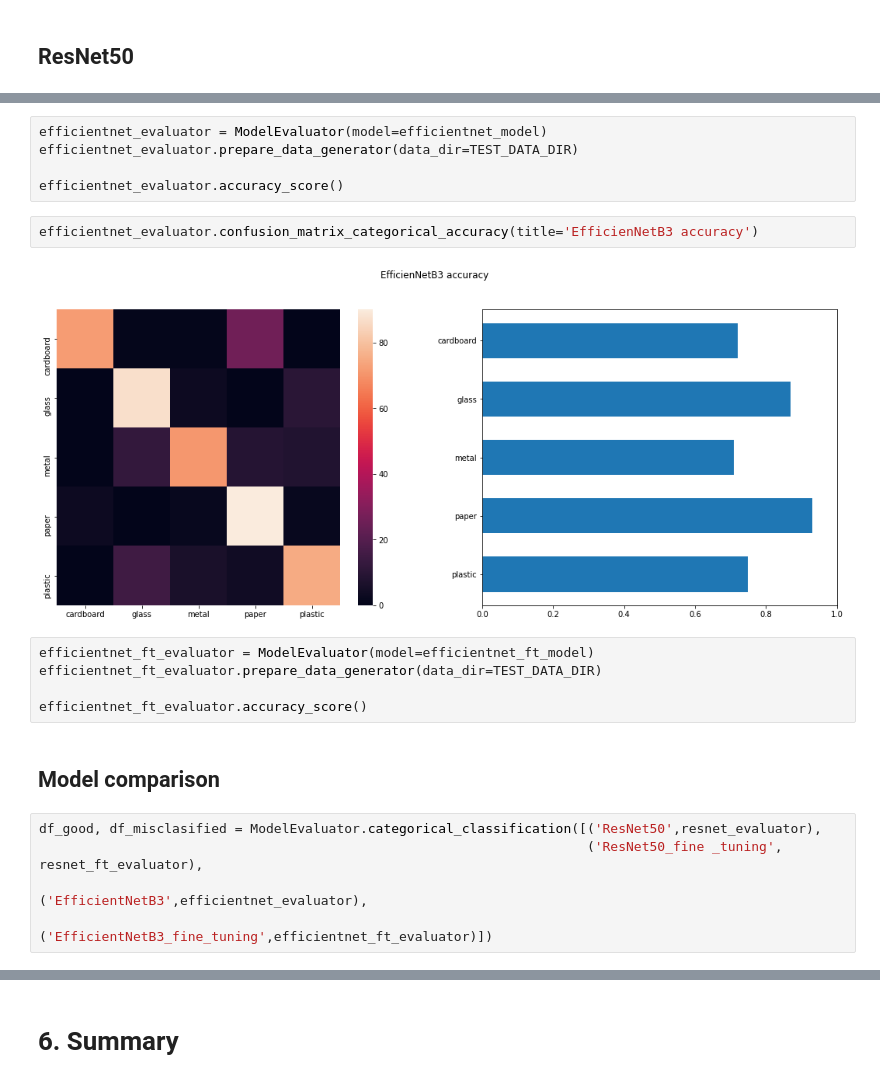
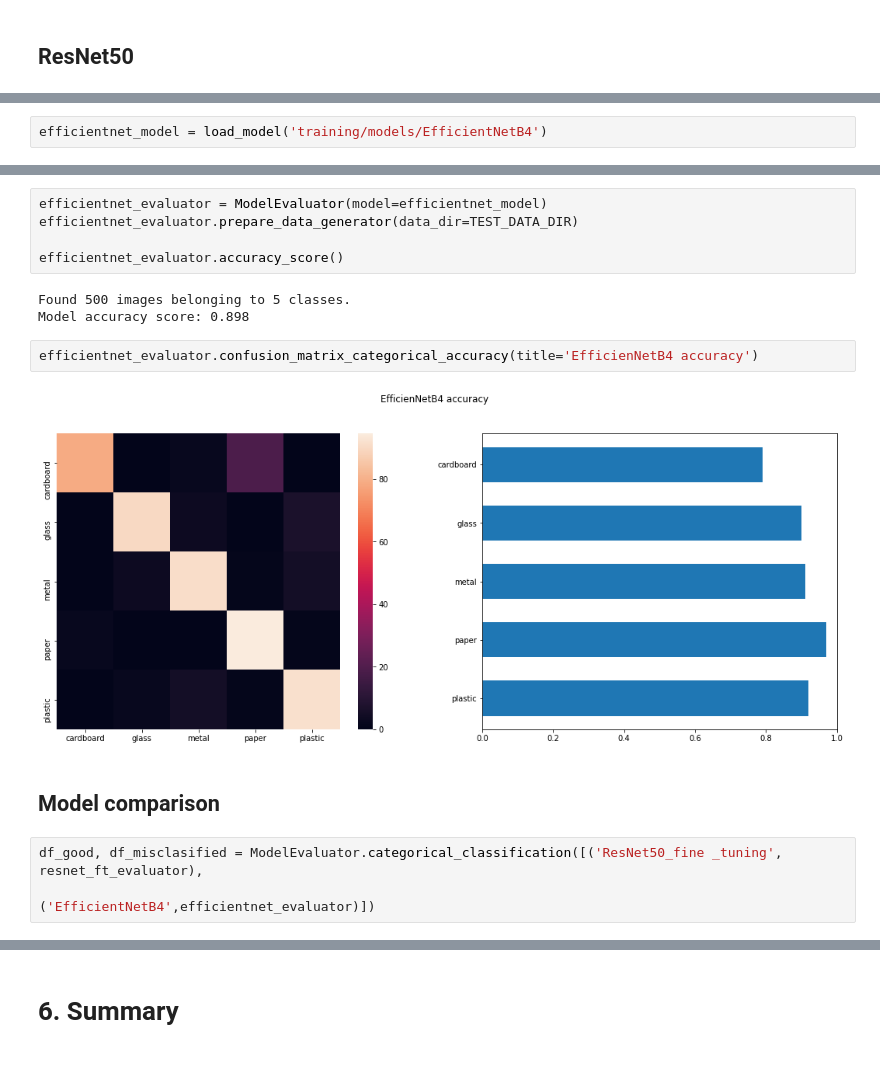
Before and after one commit to xtommily/trash_detector, a Jupyter notebook: trash_detector.ipynb, the cells around one changed output, grey strips where cells are left out. Cells and saved outputs as stored; diff of their text form.

```diff
--- a/trash_detector.ipynb
+++ b/trash_detector.ipynb
@@ -366,0 +372,2 @@ Model accuracy score: 0.55
+# %%
+efficientnet_model = load_model('training/models/EfficientNetB4')
@@ -369,22 +394,18 @@ efficientnet_evaluator = ModelEvaluator(model=efficientnet_model)
 efficientnet_evaluator.prepare_data_generator(data_dir=TEST_DATA_DIR)
 
 efficientnet_evaluator.accuracy_score()
+# %% [output]
+Found 500 images belonging to 5 classes.
+Model accuracy score: 0.898
 # %%
-efficientnet_evaluator.confusion_matrix_categorical_accuracy(title='EfficienNetB3 accuracy')
+efficientnet_evaluator.confusion_matrix_categorical_accuracy(title='EfficienNetB4 accuracy')
 # %% [output]
-[figure, old version]
+[figure, new version]
-# %%
-efficientnet_ft_evaluator = ModelEvaluator(model=efficientnet_ft_model)
-efficientnet_ft_evaluator.prepare_data_generator(data_dir=TEST_DATA_DIR)
-
-efficientnet_ft_evaluator.accuracy_score()
 # %% [markdown]
 ## Model comparison
 # %%
-df_good, df_misclasified = ModelEvaluator.categorical_classification([('ResNet50',resnet_evaluator),
-                                                                      ('ResNet50_fine _tuning', resnet_ft_evaluator),
-                                                                      ('EfficientNetB3',efficientnet_evaluator),
-                                                                      ('EfficientNetB3_fine_tuning',efficientnet_ft_evaluator)])
+df_good, df_misclasified = ModelEvaluator.categorical_classification([('ResNet50_fine _tuning', resnet_ft_evaluator),
+                                                                      ('EfficientNetB4',efficientnet_evaluator)])
 # %%
 _ = df_good.plot.bar(figsize=(23,5), title='Categorical classification accuracy', ylim=[0,1])
 # %% [output]
```
Also changed, not shown: parts of 42 cells of this notebook, 2 other files.
